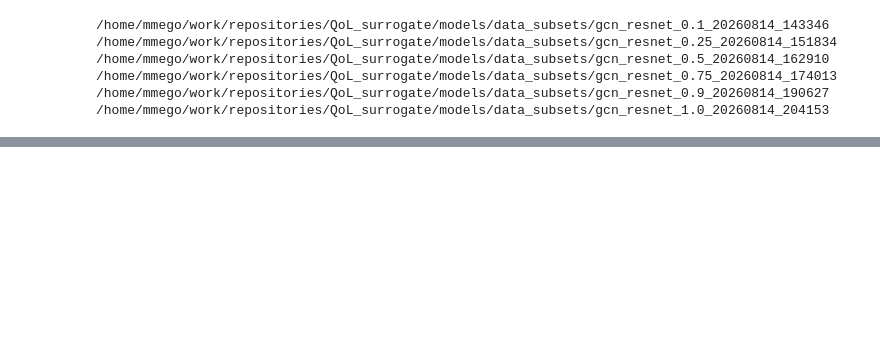
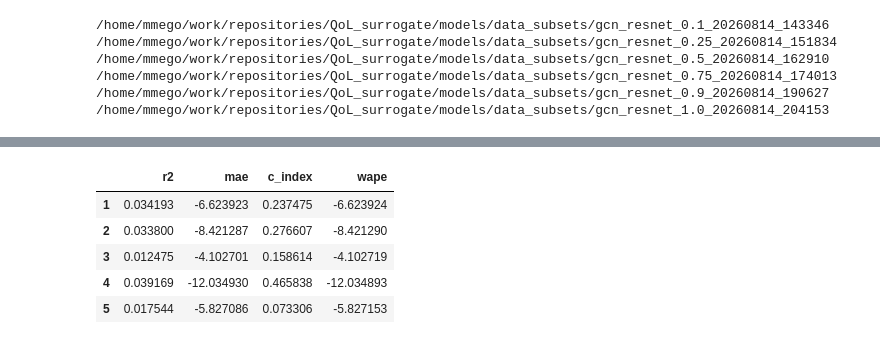
Before and after one commit to MertensMichel/QoL_surrogate, a Jupyter notebook: notebooks/evaluate.ipynb, the cells around one changed output, grey strips where cells are left out. Cells and saved outputs as stored; diff of their text form; code cells hidden in the pictures; blank space fills up the shorter version.

```diff
--- a/notebooks/evaluate.ipynb
+++ b/notebooks/evaluate.ipynb
@@ -36,0 +53,9 @@ subset_metrics_df
+# %%
+metrics_pct
+# %% [output]
+|  | r2 | mae | c_index | wape |
+| 1 | 0.034193 | -6.623923 | 0.237475 | -6.623924 |
+| 2 | 0.033800 | -8.421287 | 0.276607 | -8.421290 |
+| 3 | 0.012475 | -4.102701 | 0.158614 | -4.102719 |
+| 4 | 0.039169 | -12.034930 | 0.465838 | -12.034893 |
+| 5 | 0.017544 | -5.827086 | 0.073306 | -5.827153 |
```
Also changed, not shown: parts of 6 cells of this notebook, 40 other files.
